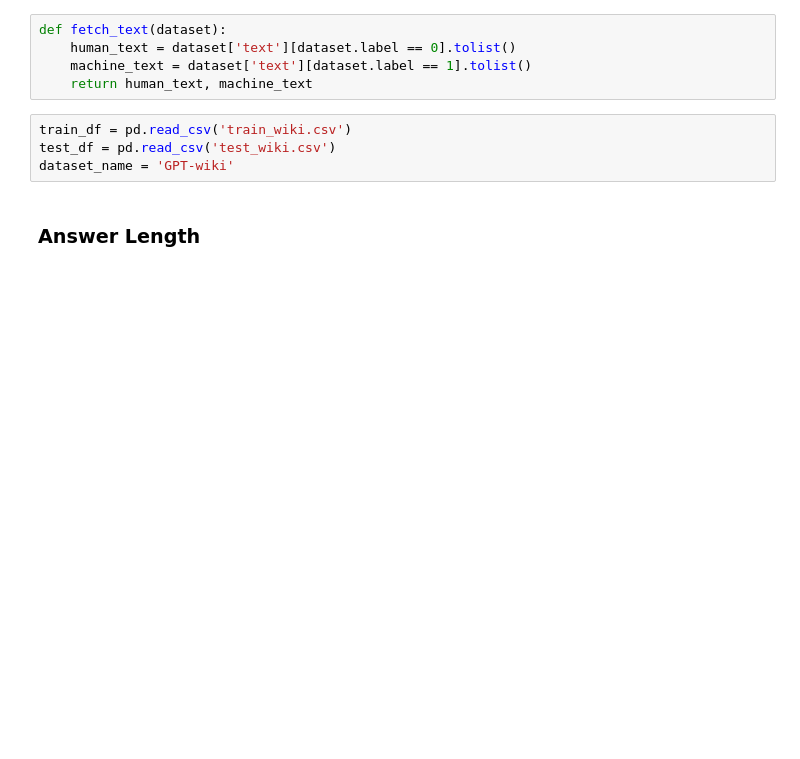
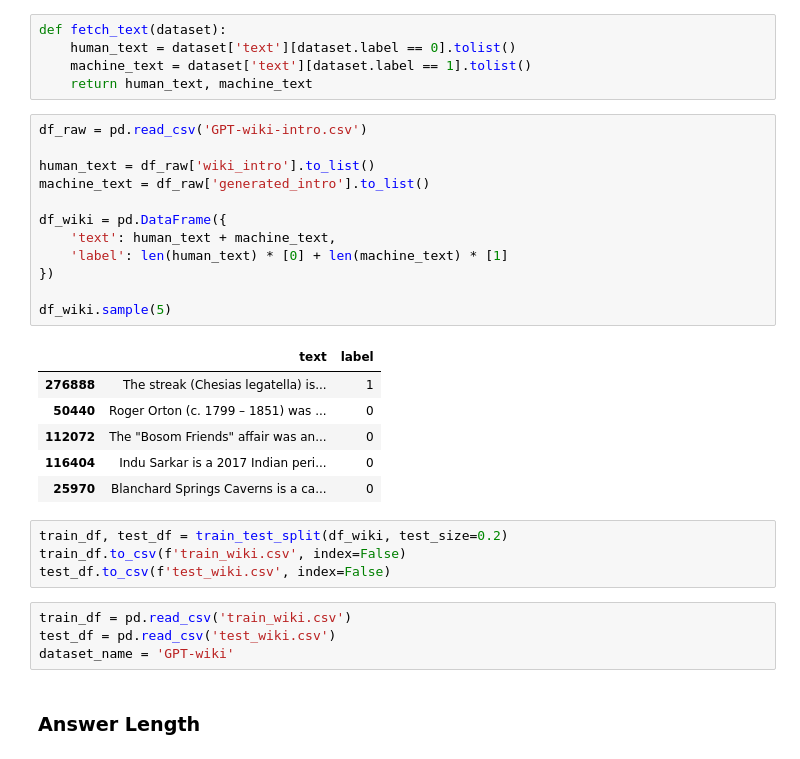
Before and after one commit to MGTD4ChatGPT/Experiment, a Jupyter notebook: analysis_for_GPTwiki/stats_parser_analysis.ipynb, the cells around one changed output. Saved outputs shown, nothing was run; the diff lists cells and outputs as text; blank space fills up the shorter version.

```diff
--- a/analysis_for_GPTwiki/stats_parser_analysis.ipynb
+++ b/analysis_for_GPTwiki/stats_parser_analysis.ipynb
@@ -23,6 +26,29 @@ def fetch_text(dataset):
     human_text = dataset['text'][dataset.label == 0].tolist()
     machine_text = dataset['text'][dataset.label == 1].tolist()
     return human_text, machine_text
+# %%
+df_raw = pd.read_csv('GPT-wiki-intro.csv')
+
+human_text = df_raw['wiki_intro'].to_list()
+machine_text = df_raw['generated_intro'].to_list()
+
+df_wiki = pd.DataFrame({
+    'text': human_text + machine_text,
+    'label': len(human_text) * [0] + len(machine_text) * [1]
+})
+
+df_wiki.sample(5)
+# %% [output]
+|  | text | label |
+| 276888 | The streak (Chesias legatella) is... | 1 |
+| 50440 | Roger Orton (c. 1799 – 1851) was ... | 0 |
+| 112072 | The "Bosom Friends" affair was an... | 0 |
+| 116404 | Indu Sarkar is a 2017 Indian peri... | 0 |
+| 25970 | Blanchard Springs Caverns is a ca... | 0 |
+# %%
+train_df, test_df = train_test_split(df_wiki, test_size=0.2)
+train_df.to_csv(f'train_wiki.csv', index=False)
+test_df.to_csv(f'test_wiki.csv', index=False)
 # %%
 train_df = pd.read_csv('train_wiki.csv')
 test_df = pd.read_csv('test_wiki.csv')
```
Also changed, not shown: parts of 11 cells of this notebook.
